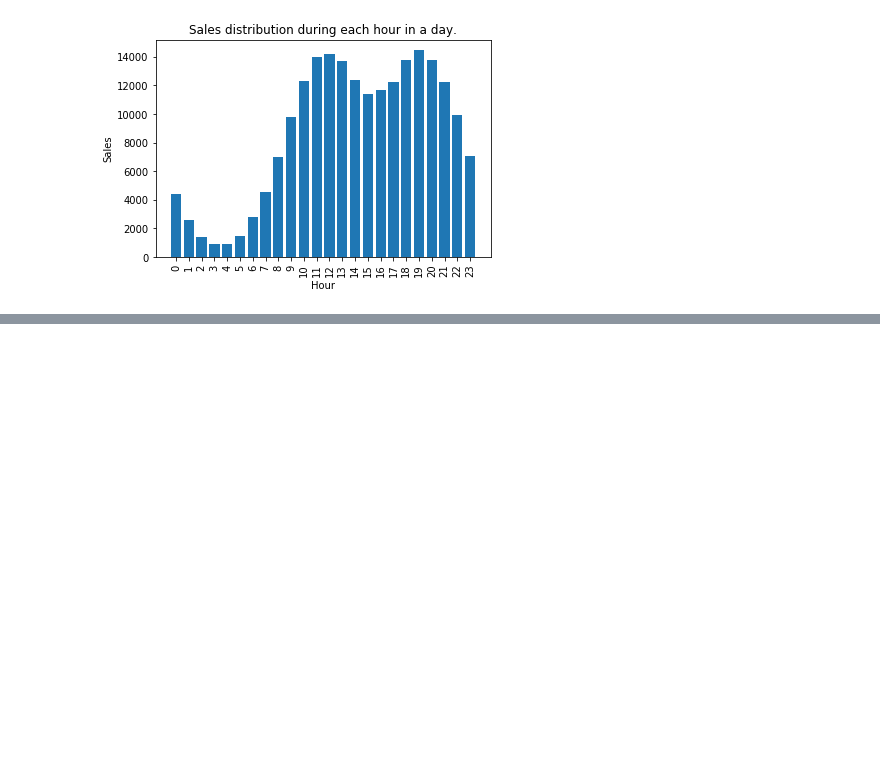
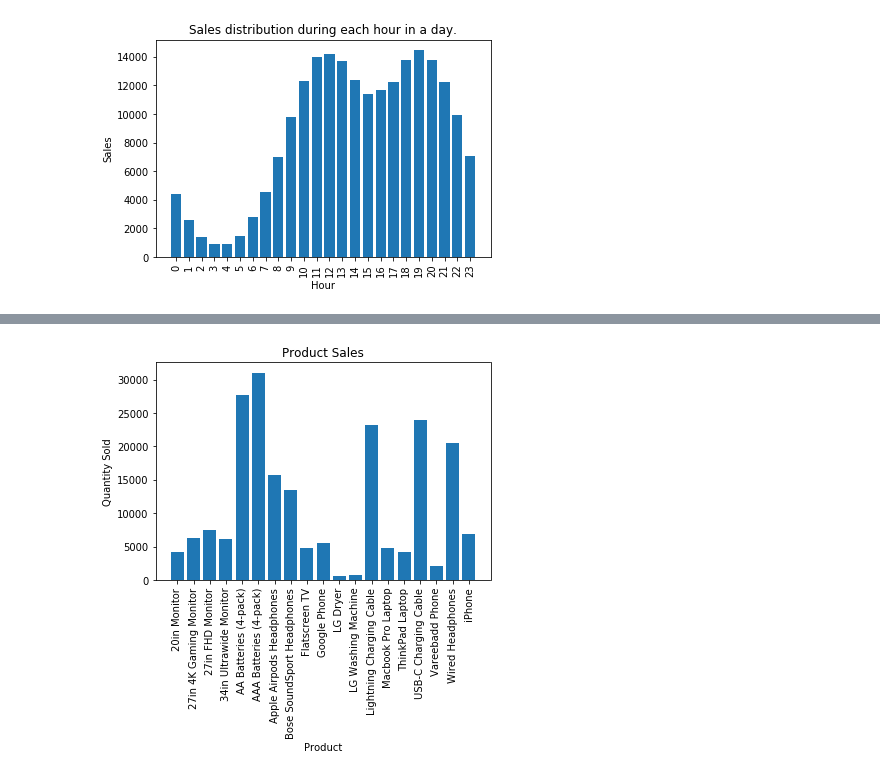
Before and after one commit to mbadamve/pandas-data-analysis, a Jupyter notebook: Pandas-Data-Analysis.ipynb, the cells around one changed output, grey strips where cells are left out. Saved outputs shown, nothing was run; the diff lists cells and outputs as text; code cells hidden in the pictures; blank space fills up the shorter version.

```diff
--- a/Pandas-Data-Analysis.ipynb
+++ b/Pandas-Data-Analysis.ipynb
@@ -535,3 +531,0 @@ from collections import Counter
-# %%
-all_data_indexed['ID'] = all_data_indexed.index
-all_data_indexed
@@ -555,0 +532,3 @@ all_data_indexed.groupby('ID')
+# %%
+product_sales = all_data_indexed.groupby('Product').agg(np.sum)['Quantity Ordered']
+product_sales
@@ -555,0 +553,4 @@ all_data_indexed.groupby('ID')
+# %%
+bar_plot(product_sales.index, product_sales, 'Product', 'Quantity Sold', 'Product Sales')
+# %% [output]
+[figure, added]
```
Also changed, not shown: parts of 8 cells of this notebook.
